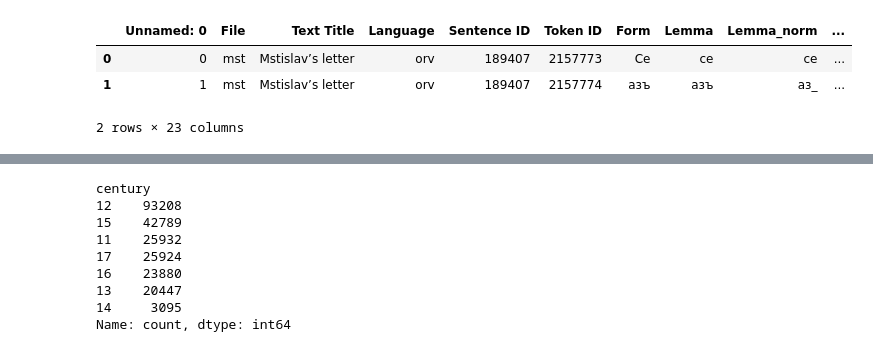
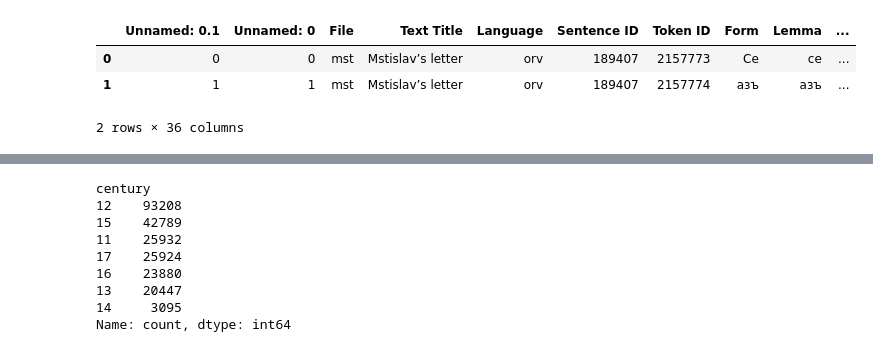
Before and after one commit to m03dtb/old-east-slavic-corpus-analysis, a Jupyter notebook: 02/7_Analysis.ipynb, the cells around one changed output, grey strips where cells are left out. Cells and saved outputs as stored; diff of their text form; code cells hidden in the pictures.

```diff
--- a/02/7_Analysis.ipynb
+++ b/02/7_Analysis.ipynb
@@ -2,17 +2,19 @@
 # third-party imports
 import pandas as pd
 # %%
-df = pd.read_csv("OUTPUTS/dataframe_02_3.csv",
+df = pd.read_csv("OUTPUTS/dataframe_02_6.csv",
                  dtype={
                      "Russian Translation": "string",
                      "English Translation": "string"}
-                )
+)
+
+
 df.head(2)
 # %% [output]
-|  | Unnamed: 0 | File | Text Title | Language | Sentence ID | Token ID | Form | Lemma | Lemma_norm | ... |
-| 0 | 0 | mst | Mstislav’s letter | orv | 189407 | 2157773 | Се | се | се | ... |
-| 1 | 1 | mst | Mstislav’s letter | orv | 189407 | 2157774 | азъ | азъ | аз_ | ... |
+|  | Unnamed: 0.1 | Unnamed: 0 | File | Text Title | Language | Sentence ID | Token ID | Form | Lemma | ... |
+| 0 | 0 | 0 | mst | Mstislav’s letter | orv | 189407 | 2157773 | Се | се | ... |
+| 1 | 1 | 1 | mst | Mstislav’s letter | orv | 189407 | 2157774 | азъ | азъ | ... |
-2 rows × 23 columns
+2 rows × 36 columns
 # %%
 def count_column_value_counts_verbs(df, column, column_value, column2, column_value2):
     """
```
Also changed, not shown: parts of 5 cells of this notebook, 3 other files.
